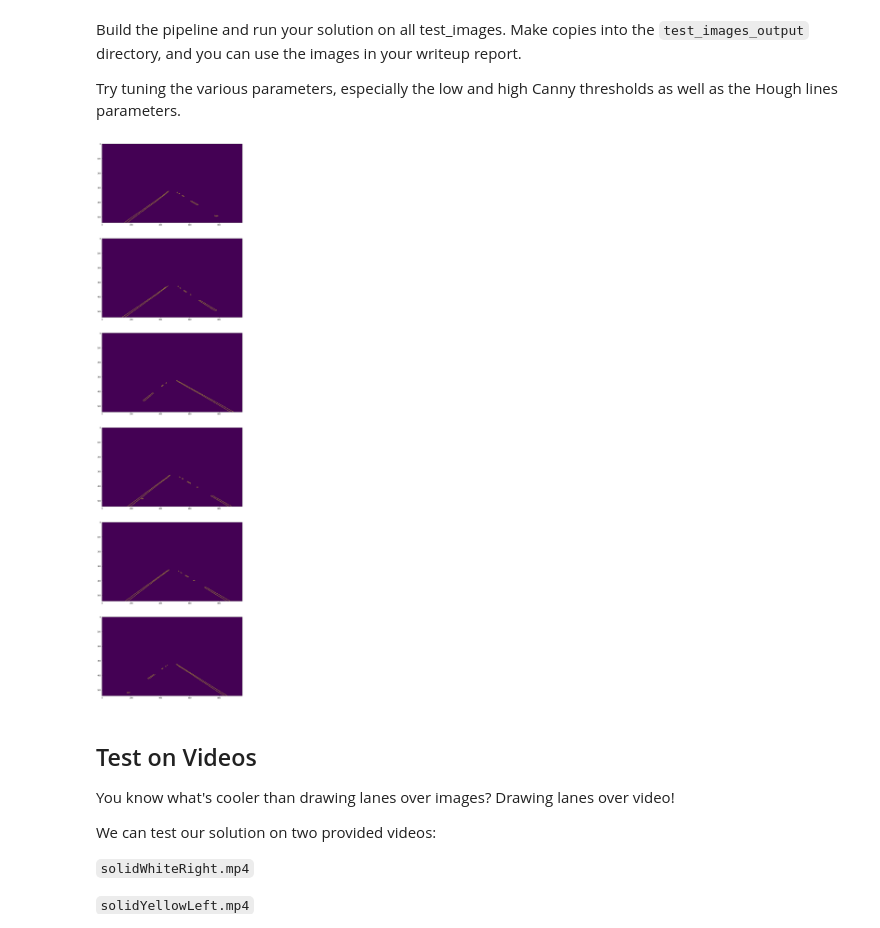
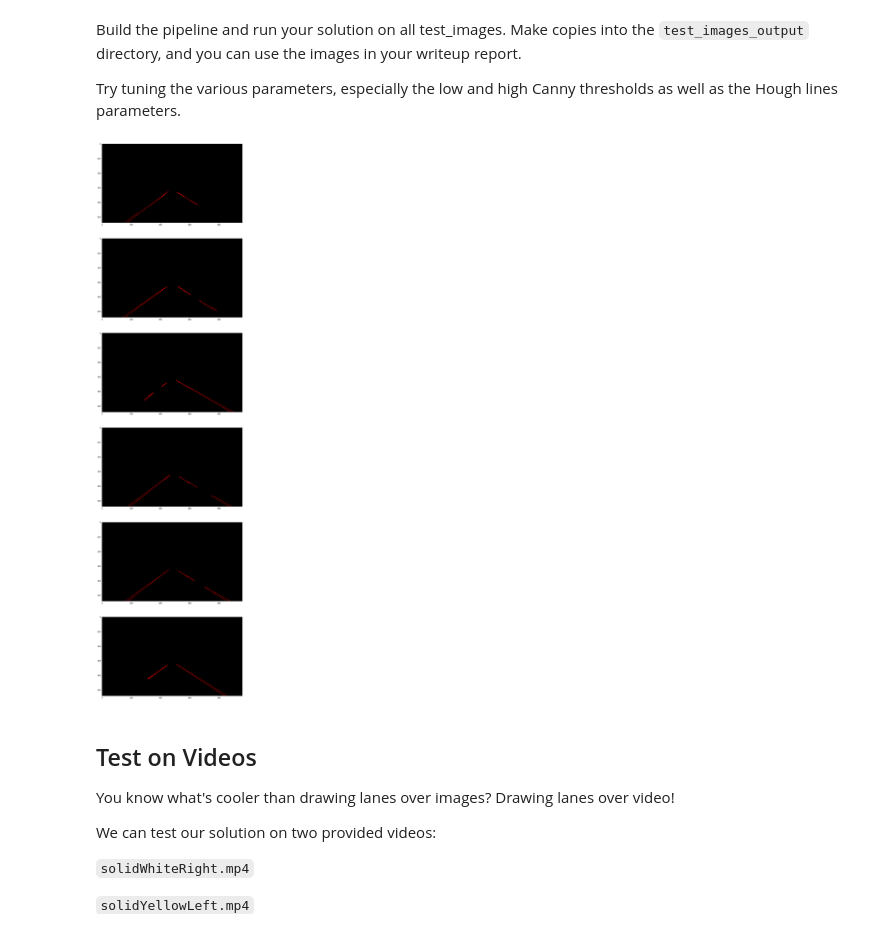
Before and after one commit to rmikulas/CarND-LaneLines-P1, a Jupyter notebook: P1.ipynb, the cells around one changed output. Saved outputs shown, nothing was run; the diff lists cells and outputs as text; code cells hidden in the pictures.

Commit message:
New functions
In this commit I created the Hough line calculation and some filtering for Hough lines.

```diff
--- a/P1.ipynb
+++ b/P1.ipynb
@@ -236,35 +274,45 @@ Try tuning the various parameters, especially the low and high Canny thresholds
 # then save them to the test_images_output directory.
 
 def lane_finder(image):
     # First step is always creting a copy of the original image
     img_2 = np.copy(image)
     prep_img = image_prep(img_2)
 
 
     # Region of Interest
     vertices = roi(image)
     masked_img = region_of_interest(prep_img,vertices)
 
+    # The next step is finding the lines wit the help of Hough space
+    # Defining the parameters for Hough space
+    rho = 1 # distance resolution in pixels of the Hough grid
+    theta = np.pi/180 # angular resolution in radians of the Hough grid
+    threshold = 4  # minimum number of votes (intersections in Hough grid cell)
+    min_line_len = 5 #minimum number of pixels making up a line
+    max_line_gap = 50 # maximum gap in pixels between connectable line segments
 
-    return masked_img
+    # Calling the Hough lines function
+    line_img = hough_lines(masked_img, rho, theta, threshold, min_line_len, max_line_gap)
+
+    return line_img
 
 def save_images():
     f= plt.figure(1,figsize=(54,96))
 
     i=1
     for img in images:
         image = mpimg.imread('test_images/'+img)
         mpimg.imsave('test_images_output'+img,lane_finder(image))
         plt.subplot(10,1,i)
         plt.imshow(lane_finder(image))
         i+=1
     plt.show()
     return
 
 
 save_images()
 # %% [output]
-[figure, old version]
+[figure, new version]
 # %% [markdown]
 ## Test on Videos
 
```
Also changed, not shown: parts of 5 cells of this notebook.
